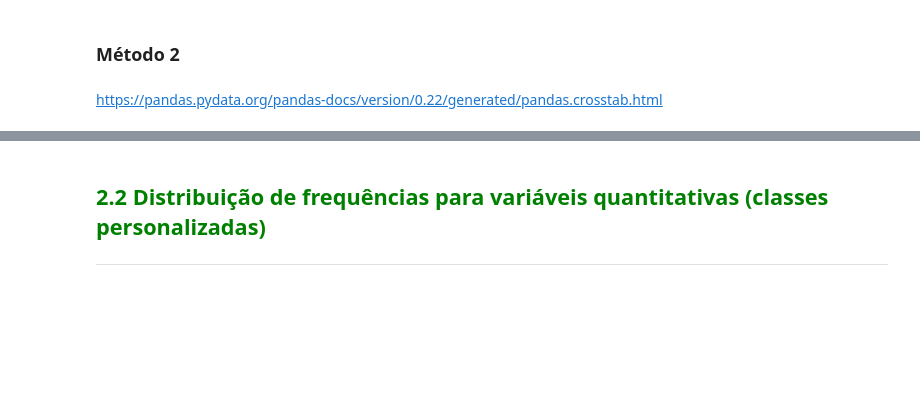
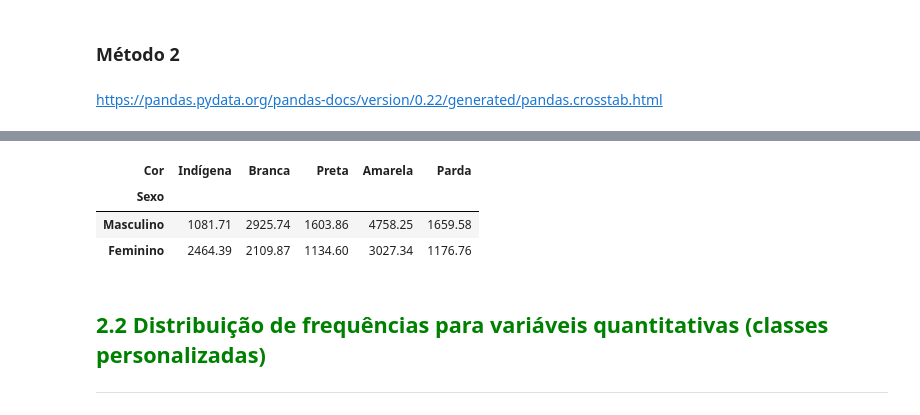
Before and after one commit to rivaldo/estatistica-com-python, a Jupyter notebook: src/Curso_de_Estatística_Parte_1.ipynb, the cells around one changed output, grey strips where cells are left out. Saved outputs shown, nothing was run; the diff lists cells and outputs as text; code cells hidden in the pictures; blank space fills up the shorter version.

```diff
--- a/src/Curso_de_Estatística_Parte_1.ipynb
+++ b/src/Curso_de_Estatística_Parte_1.ipynb
@@ -252,3 +282,16 @@ https://pandas.pydata.org/pandas-docs/version/0.22/generated/pandas.crosstab.htm
+# %%
+percentual = pd.crosstab(dados['Sexo'],
+                         dados['Cor'],
+                         aggfunc= 'mean',
+                         values = dados.Renda).round(2)
+percentual.rename(index=sexo, inplace=True)
+percentual.rename(columns=cor, inplace=True)
+percentual
+# %% [output]
+| Cor | Indígena | Branca | Preta | Amarela | Parda |
+| Sexo |  |  |  |  |  |
+| Masculino | 1081.71 | 2925.74 | 1603.86 | 4758.25 | 1659.58 |
+| Feminino | 2464.39 | 2109.87 | 1134.60 | 3027.34 | 1176.76 |
 # %% [markdown]
 ## <font color=green>2.2 Distribuição de frequências para variáveis quantitativas (classes personalizadas)</font>
 ***
```
Also changed, not shown: parts of 12 cells of this notebook.
